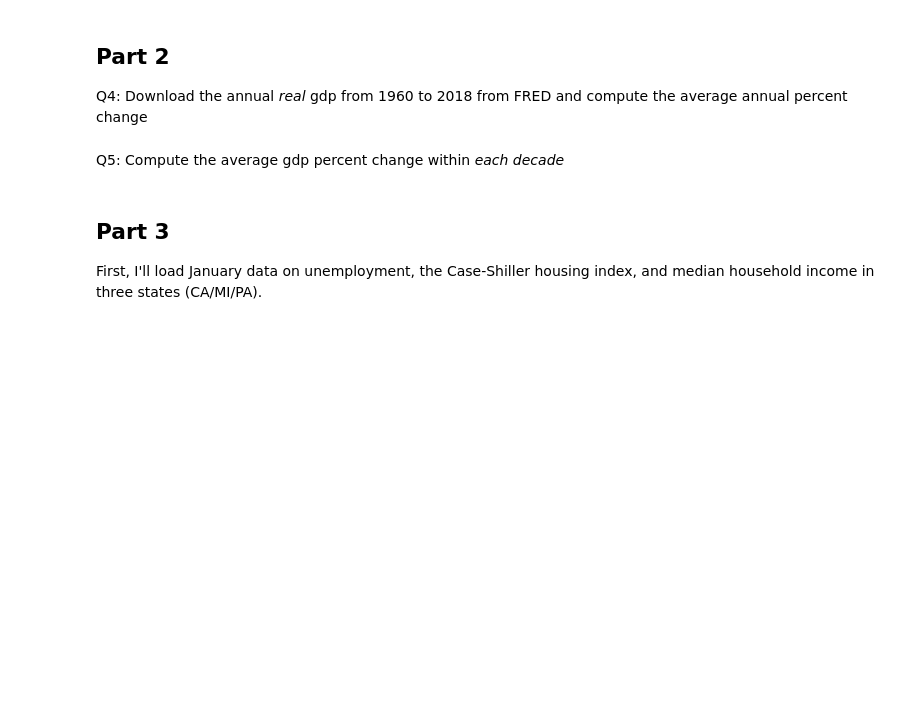
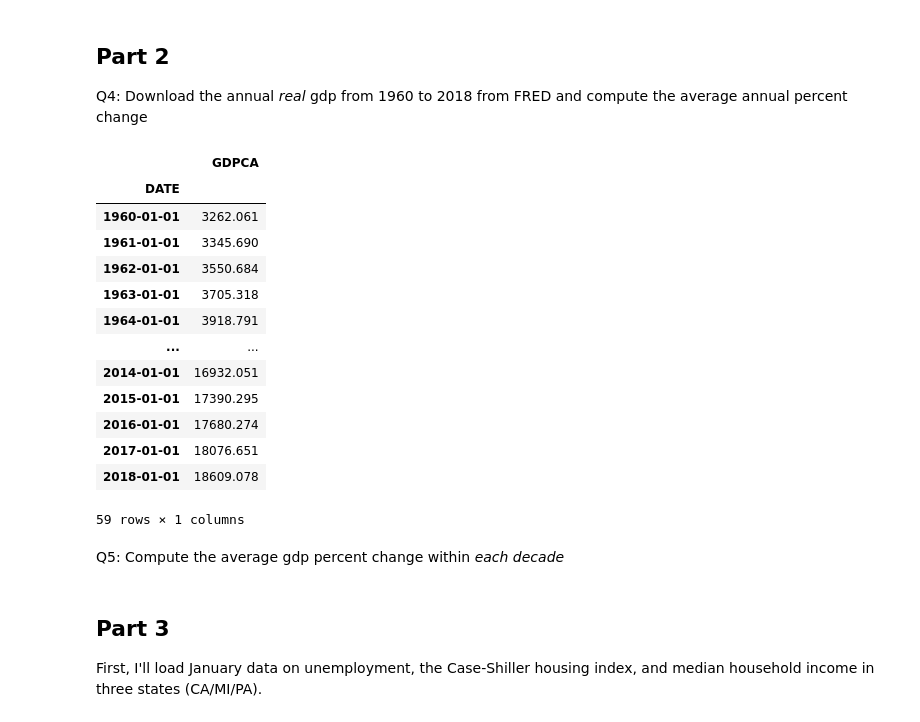
Before and after one commit to lxl0816/ledatascifi-2023, a Jupyter notebook: handouts/Pandas exercises.ipynb, the cells around one changed output. Saved outputs shown, nothing was run; the diff lists cells and outputs as text; code cells hidden in the pictures; blank space fills up the shorter version.

```diff
--- a/handouts/Pandas exercises.ipynb
+++ b/handouts/Pandas exercises.ipynb
@@ -302,3 +318,23 @@ Q3: What is the average ANNUAL GDP, based on the data?
 ## Part 2
 
 Q4: Download the annual *real* gdp from 1960 to 2018 from FRED and compute the average annual percent change
+# %%
+start = datetime.datetime(1960,1,1)
+end = datetime.datetime(2018,12,31)
+gdp_df = pdr.data.DataReader(['GDPCA'],'fred',1960,2018)
+gdp_df
+# %% [output]
+|  | GDPCA |
+| DATE |  |
+| 1960-01-01 | 3262.061 |
+| 1961-01-01 | 3345.690 |
+| 1962-01-01 | 3550.684 |
+| 1963-01-01 | 3705.318 |
+| 1964-01-01 | 3918.791 |
+| ... | ... |
+| 2014-01-01 | 16932.051 |
+| 2015-01-01 | 17390.295 |
+| 2016-01-01 | 17680.274 |
+| 2017-01-01 | 18076.651 |
+| 2018-01-01 | 18609.078 |
+59 rows × 1 columns
```
Also changed, not shown: parts of 9 cells of this notebook, 4 other files.
